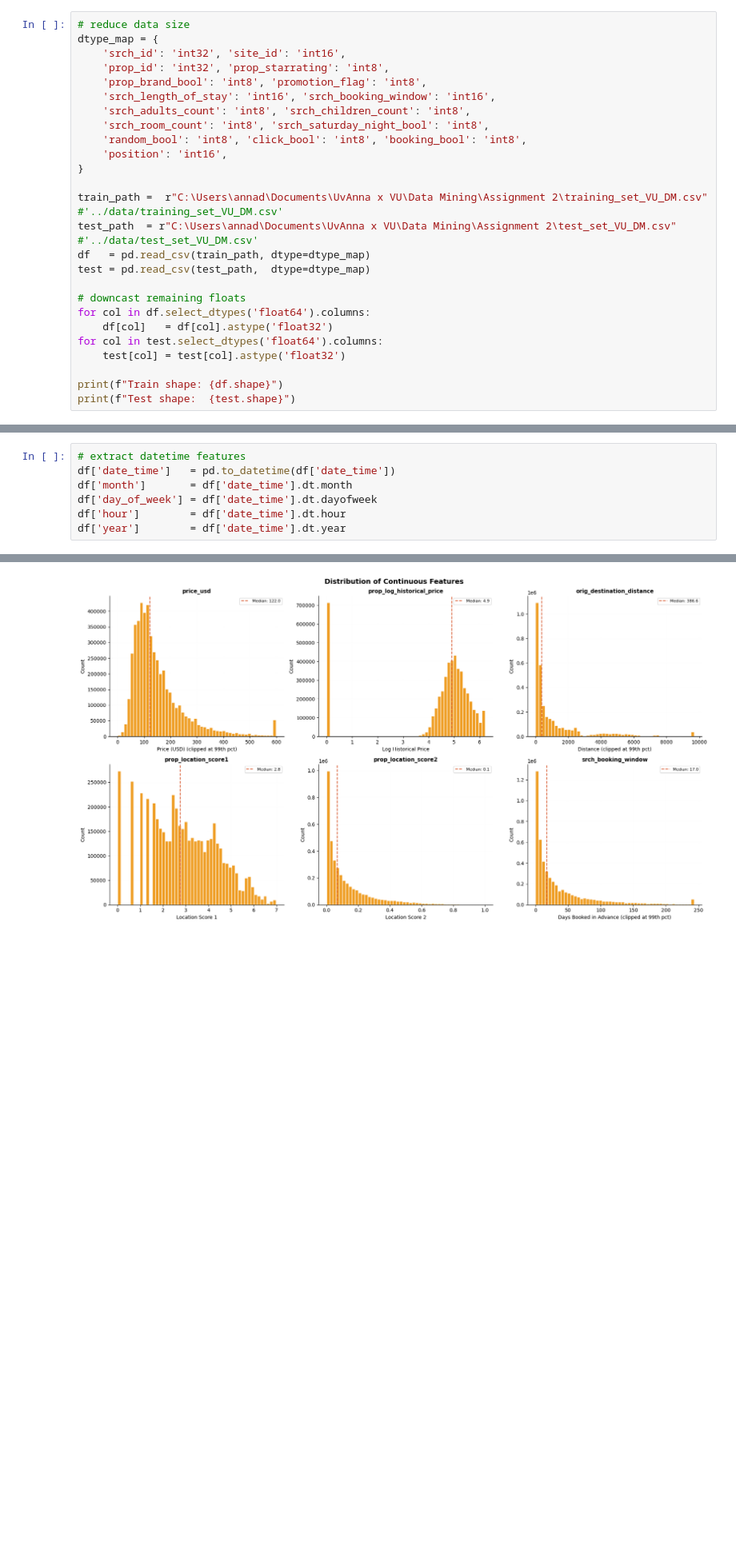
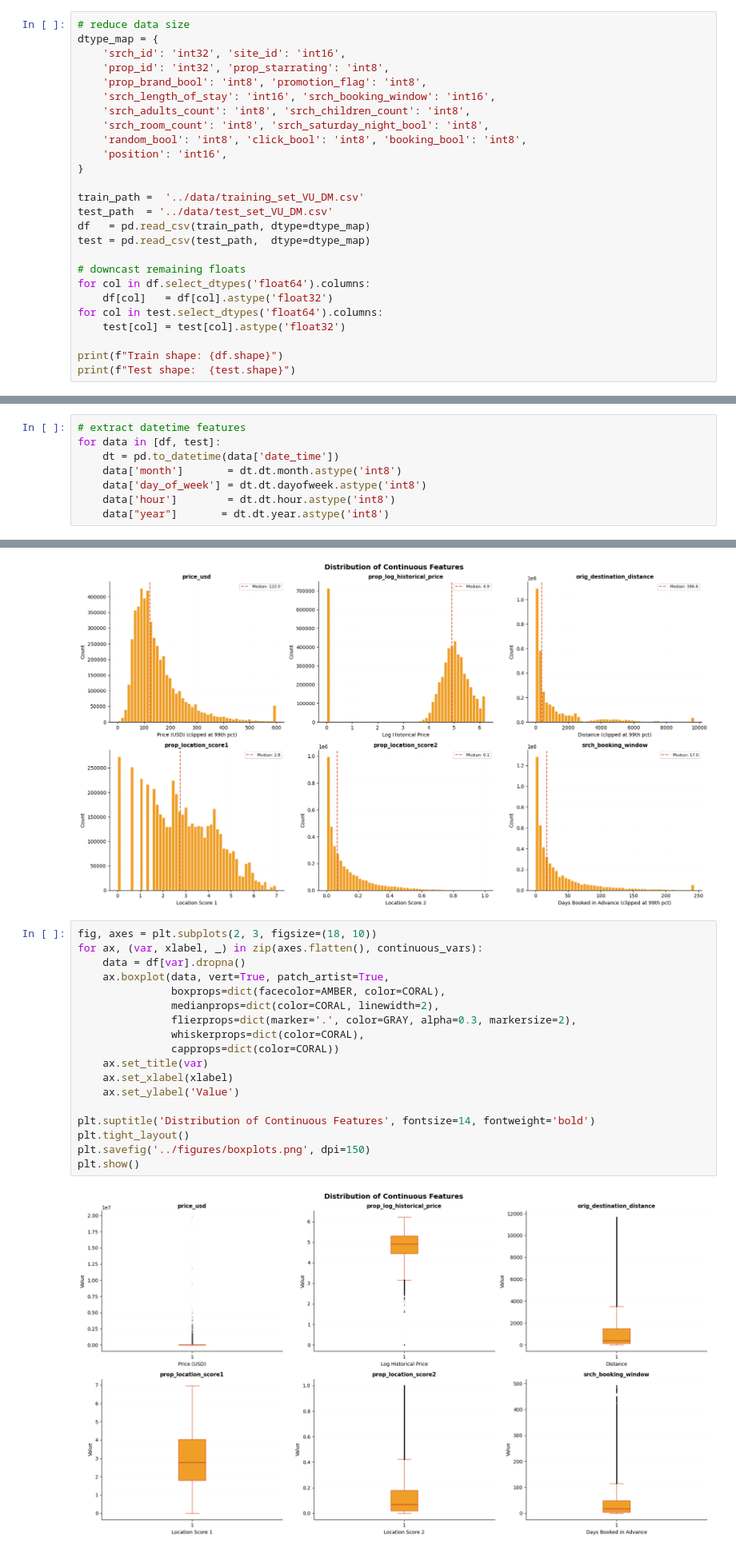
Before and after one commit to alicja-a-d/Data_Mining, a Jupyter notebook: A2/code/DMT_A2_EDA.ipynb, the cells around one changed output, grey strips where cells are left out. Shown at 80% size. Drawn from its saved outputs; the diff is of its cells as text; blank space fills up the shorter version.

```diff
--- a/A2/code/DMT_A2_EDA.ipynb
+++ b/A2/code/DMT_A2_EDA.ipynb
@@ -51,8 +51,8 @@ dtype_map = {
     'position': 'int16',
 }
 
-train_path =  r"C:\Users\annad\Documents\UvAnna x VU\Data Mining\Assignment 2\training_set_VU_DM.csv" #'../data/training_set_VU_DM.csv'
-test_path  = r"C:\Users\annad\Documents\UvAnna x VU\Data Mining\Assignment 2\test_set_VU_DM.csv" #'../data/test_set_VU_DM.csv'
+train_path =  '../data/training_set_VU_DM.csv'
+test_path  = '../data/test_set_VU_DM.csv'
 df   = pd.read_csv(train_path, dtype=dtype_map)
 test = pd.read_csv(test_path,  dtype=dtype_map)
 
@@ -132,11 +132,12 @@ Click rate:      4.47%
 Avg hotels/search: 24.8
 # %%
 # extract datetime features
-df['date_time']   = pd.to_datetime(df['date_time'])
-df['month']       = df['date_time'].dt.month
-df['day_of_week'] = df['date_time'].dt.dayofweek
-df['hour']        = df['date_time'].dt.hour
-df['year']        = df['date_time'].dt.year
+for data in [df, test]:
+    dt = pd.to_datetime(data['date_time'])
+    data['month']       = dt.dt.month.astype('int8')
+    data['day_of_week'] = dt.dt.dayofweek.astype('int8')
+    data['hour']        = dt.dt.hour.astype('int8')
+    data["year"]       = dt.dt.year.astype('int8')
 # %%
 plt.figure(figsize=(10, 4))
 sns.countplot(data=df[df['booking_bool'] == 1], x='month', color=BLUE)
@@ -402,6 +403,26 @@ plt.savefig('../figures/continuous_distributions.png', dpi=150)
 plt.show()
 # %% [output]
 [figure]
+# %%
+fig, axes = plt.subplots(2, 3, figsize=(18, 10))
+for ax, (var, xlabel, _) in zip(axes.flatten(), continuous_vars):
+    data = df[var].dropna()
+    ax.boxplot(data, vert=True, patch_artist=True,
+               boxprops=dict(facecolor=AMBER, color=CORAL),
+               medianprops=dict(color=CORAL, linewidth=2),
+               flierprops=dict(marker='.', color=GRAY, alpha=0.3, markersize=2),
+               whiskerprops=dict(color=CORAL),
+               capprops=dict(color=CORAL))
+    ax.set_title(var)
+    ax.set_xlabel(xlabel)
+    ax.set_ylabel('Value')
+
+plt.suptitle('Distribution of Continuous Features', fontsize=14, fontweight='bold')
+plt.tight_layout()
+plt.savefig('../figures/boxplots.png', dpi=150)
+plt.show()
+# %% [output]
+[figure, added]
 # %%
 # plotting target variables
 fig, axes = plt.subplots(1, 2, figsize=(12, 4))
```
Also changed, not shown: parts of 14 cells of this notebook, 2 other files.
